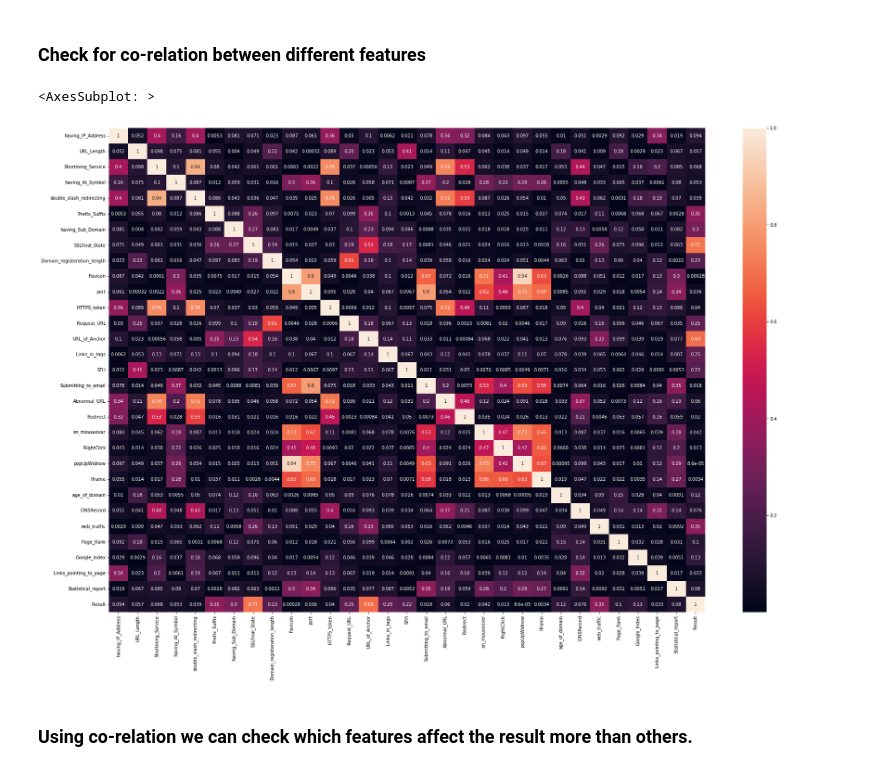
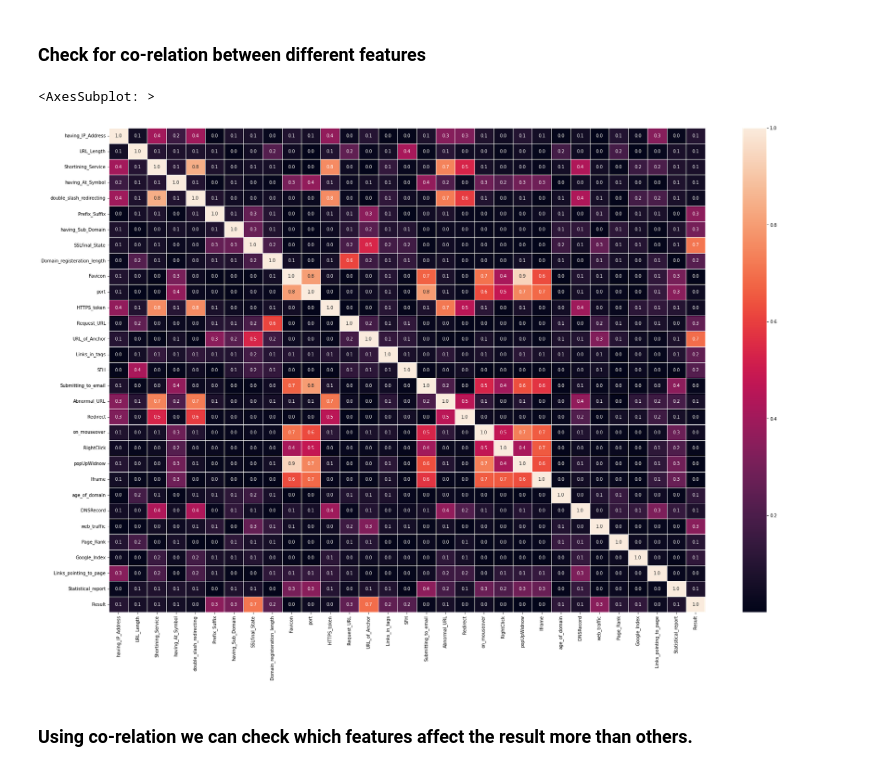
Before and after one commit to yashUcr773/CS_235_Data_Mining, a Jupyter notebook: Projects/Detection of Phishing Websites/Load Dataset, Convert from arff to csv.ipynb, the cells around one changed output. Cells and saved outputs as stored; diff of their text form; code cells hidden in the pictures.

```diff
--- a/Projects/Detection of Phishing Websites/Load Dataset, Convert from arff to csv.ipynb
+++ b/Projects/Detection of Phishing Websites/Load Dataset, Convert from arff to csv.ipynb
@@ -109,0 +190,12 @@ counts_data_frame
+# %%
+cols = data.columns[:-1]
+df_distr =data.groupby('Result')[cols].mean().reset_index().T
+df_distr.rename(columns={0:'0_Label',1:"1_Label"}, inplace=True)
+
+#plt.style.use('ggplot')
+plt.rcParams['axes.facecolor']='w'
+ax = df_distr[1:-3][['0_Label','1_Label']].plot(kind='bar', title ="Distribution of Average values across Target", figsize=(12, 8), legend=True, fontsize=12)
+ax.set_xlabel("Numerical Features", fontsize=14)
+ax.set_ylabel("Average Values", fontsize=14)
+#ax.set_ylim(0,500000)
+plt.show()
@@ -117,10 +211,10 @@ counts_data_frame
 ### Check for co-relation between different features
 # %%
 plt.figure(figsize=(30, 20))
-sns.heatmap(data.corr().abs(),  annot=True)
+sns.heatmap(data.corr().abs(),  annot=True, linewidths=.5, fmt= '.1f')
 # %% [output]
 <AxesSubplot: >
-[figure, old version]
+[figure, new version]
 # %% [markdown]
 ### Using co-relation we can check which features affect the result more than others.
 # %%
```
Also changed, not shown: parts of 36 cells of this notebook.
